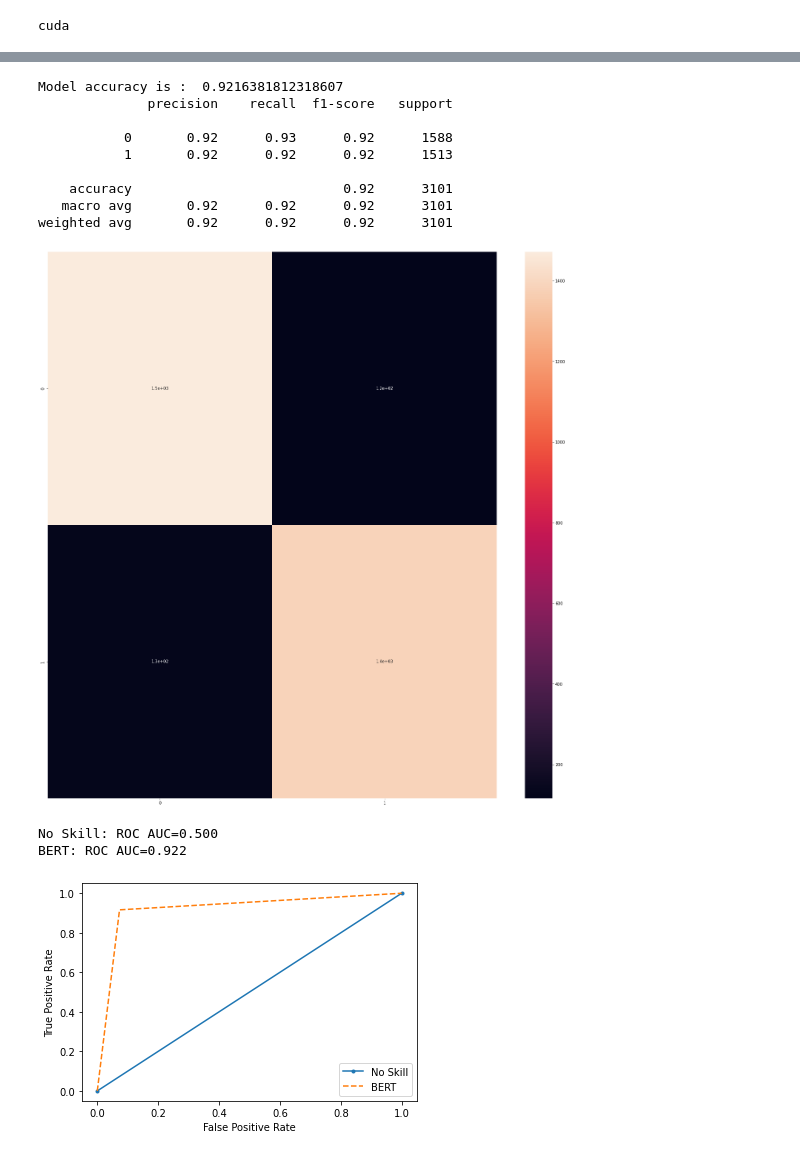
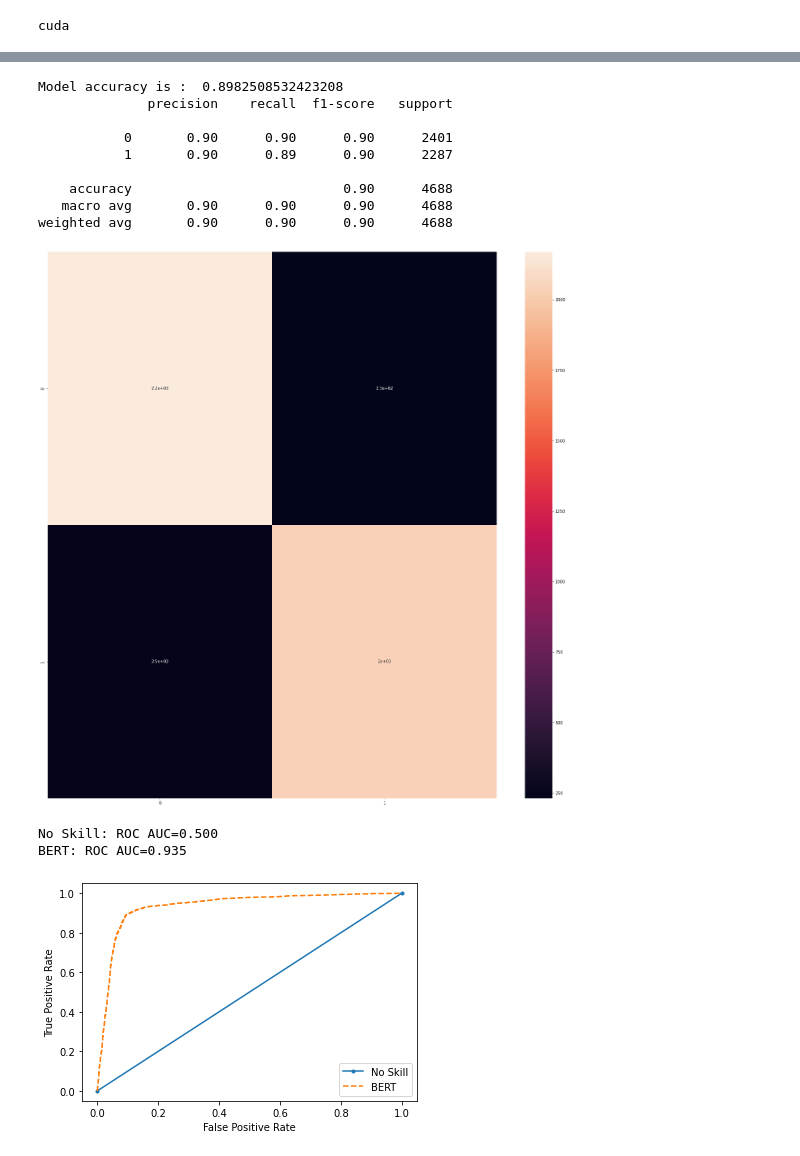
Before and after one commit to JuliaKulacz/Fake-News-Detection, a Jupyter notebook: BERT/bert.ipynb, the cells around one changed output, grey strips where cells are left out. Drawn from its saved outputs; the diff is of its cells as text; code cells hidden in the pictures.

Commit message:
BERT - final version

```diff
--- a/BERT/bert.ipynb
+++ b/BERT/bert.ipynb
@@ -182,9 +176,9 @@ tokenizer = BertTokenizerFast.from_pretrained('bert-base-uncased')
 # %%
 # Splitting train dataset into train, validation and test sets and dropping NaN before that
 df = df.dropna()
-x_train, x_temp, y_train, y_temp = train_test_split(df['clean_joined'], df['label'], random_state=2018, test_size=0.25, stratify=df['label'])
+x_train, x_temp, y_train, y_temp = train_test_split(df['clean_joined'], df['label'], random_state=2018, test_size=0.3, stratify=df['label'])
 
-x_val, x_test, y_val, y_test = train_test_split(x_temp, y_temp, random_state=2018, test_size=0.5, stratify=y_temp)
+x_val, x_test, y_val, y_test = train_test_split(x_temp, y_temp, random_state=2018, test_size=0.63, stratify=y_temp)
 # %%
 # Tokenizing and encoding sequences
 tokens_train = tokenizer.batch_encode_plus( x_train.tolist(), max_length = 25, pad_to_max_length=True, truncation=True)
@@ -398,12 +392,15 @@ Validation Loss: -25.931
 # %%
+import torch.nn.functional as nnf
+
 # Loading weights of best model
 path = 'saved_weights.pt'
 
 # Getting predictions for test data
 with torch.no_grad():
   preds = model(test_tokens_tensor.to(device), test_masks_tensor.to(device))
+  probas = nnf.softmax(preds, dim=1)
   preds = preds.detach().cpu().numpy()
-
+  probas = probas.detach().cpu().numpy()
 
 preds = np.argmax(preds, axis = 1)
 # %%
@@ -428,48 +425,52 @@ plt.figure(figsize=(25,25))
 sns.heatmap(c_matrix, annot=True)
 plt.show()
 # %% [output]
-Model accuracy is :  0.9216381812318607
+Model accuracy is :  0.8982508532423208
               precision    recall  f1-score   support
 
-           0       0.92      0.93      0.92      1588
-           1       0.92      0.92      0.92      1513
+           0       0.90      0.90      0.90      2401
+           1       0.90      0.89      0.90      2287
 
-    accuracy                           0.92      3101
-   macro avg       0.92      0.92      0.92      3101
-weighted avg       0.92      0.92      0.92      3101
+    accuracy                           0.90      4688
+   macro avg       0.90      0.90      0.90      4688
+weighted avg       0.90      0.90      0.90      4688
-[figure, old version]
+[figure, new version]
 # %%
 #ROC-CURVE
 
+import matplotlib.pyplot as pyplot
 # Generetong a no skill prediction
 ns_probs = [0 for _ in range(len(y_test))]
 
+# Keeping probabilities for the positive outcome only
+probas = probas[:, 1]
+
 # Calculating scores
 ns_auc = roc_auc_score(y_test, ns_probs)
-lr_auc = roc_auc_score(y_test, preds)
+lr_auc = roc_auc_score(y_test, probas)
 
 # Summarizing scores
 print('No Skill: ROC AUC=%.3f' % (ns_auc))
 print('BERT: ROC AUC=%.3f' % (lr_auc))
 
 # Calculating ROC curves
 ns_fpr, ns_tpr, _ = roc_curve(y_test, ns_probs)
-lr_fpr, lr_tpr, _ = roc_curve(y_test, preds)
+lr_fpr, lr_tpr, _ = roc_curve(y_test, probas)
 
 # Plotting ROC curves
 pyplot.plot(ns_fpr, ns_tpr, marker='.', label='No Skill')
 pyplot.plot(lr_fpr, lr_tpr, linestyle='--', label='BERT')
 
 #Axis labels
 pyplot.xlabel('False Positive Rate')
 pyplot.ylabel('True Positive Rate')
 
 # Showing the legend
 pyplot.legend()
 
 #Showing the plot
 pyplot.show()
 # %% [output]
 No Skill: ROC AUC=0.500
-BERT: ROC AUC=0.922
+BERT: ROC AUC=0.935
-[figure, old version]
+[figure, new version]
```
Also changed, not shown: parts of 5 cells of this notebook.
